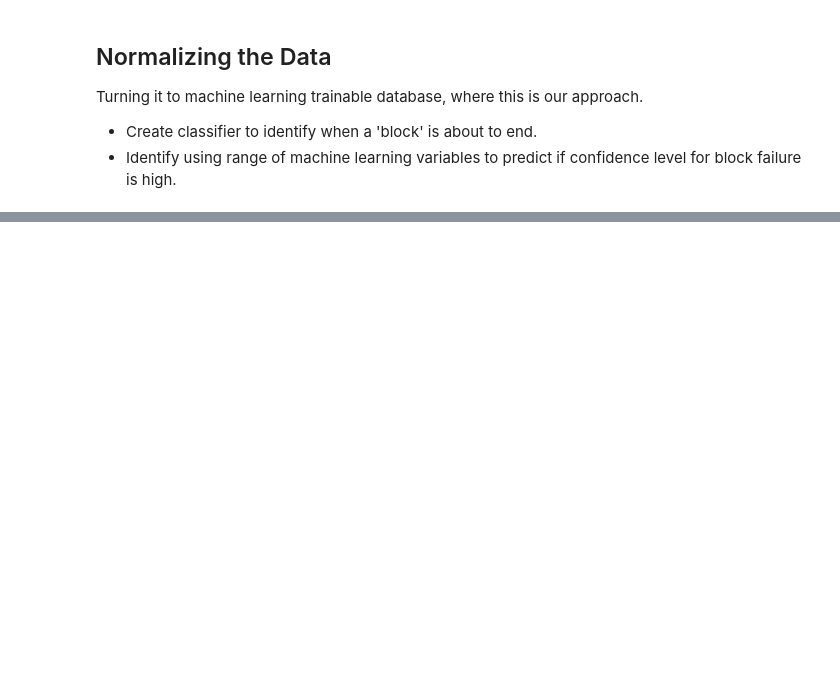
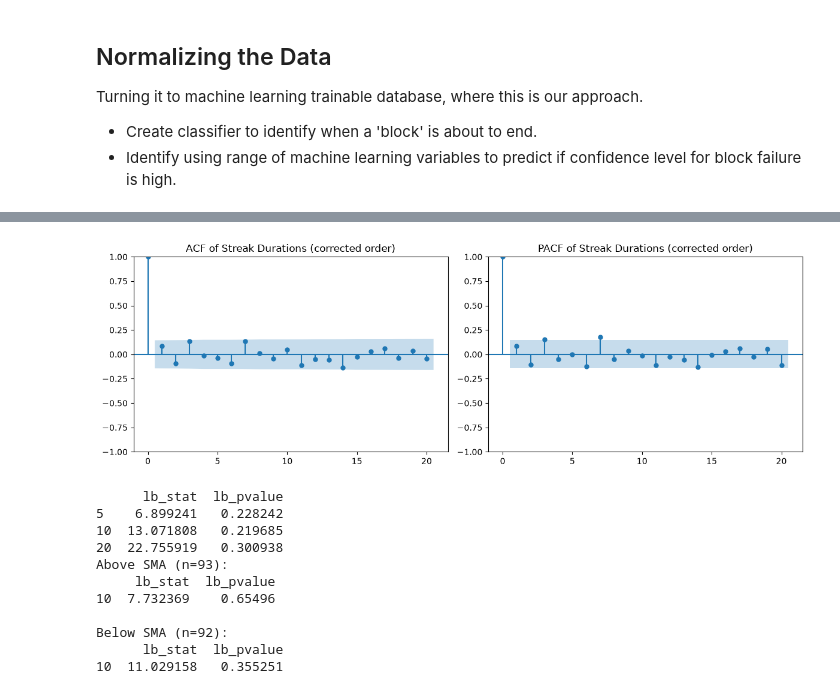
Before and after one commit to hmzk1422/OSADP-Infrastructure, a Jupyter notebook: research/approach_1.ipynb, the cells around one changed output, grey strips where cells are left out. Cells and saved outputs as stored; diff of their text form; code cells hidden in the pictures; blank space fills up the shorter version.

```diff
--- a/research/approach_1.ipynb
+++ b/research/approach_1.ipynb
@@ -80,11 +118,65 @@ Turning it to machine learning trainable database, where this is our approach.
 # %%
-# 1. Create a boolean condition column
 df['rsi_above_sma'] = df['rsi_14'] > df['sma_14']
-
-# 2. Identify where the condition changes (this creates a new "block" for every switch)
 df['block'] = (df['rsi_above_sma'] != df['rsi_above_sma'].shift()).cumsum()
 
-# 3. Group by the condition and block to count the duration of each streak
-streak_durations = df.groupby(['rsi_above_sma', 'block']).size().reset_index(name='duration')
+streak_durations = (
+    df.groupby('block')
+      .agg(duration=('rsi_above_sma', 'size'),
+           is_above=('rsi_above_sma', 'first'))
+      .reset_index(drop=True)
+)
 
-plot_one(streak_durations['duration'])
+from statsmodels.graphics.tsaplots import plot_acf, plot_pacf
+from statsmodels.stats.diagnostic import acorr_ljungbox
+import matplotlib.pyplot as plt
+
+durations = streak_durations['duration']
+
+fig, ax = plt.subplots(1, 2, figsize=(12, 4))
+plot_acf(durations, lags=20, ax=ax[0]); ax[0].set_title("ACF of Streak Durations (corrected order)")
+plot_pacf(durations, lags=20, ax=ax[1]); ax[1].set_title("PACF of Streak Durations (corrected order)")
+plt.tight_layout(); plt.show()
+
+lb_test = acorr_ljungbox(durations, lags=[5, 10, 20], return_df=True)
+print(lb_test)
+
+# check separately — up-streaks and down-streaks may have different persistence
+for flag, label in [(True, 'Above SMA'), (False, 'Below SMA')]:
+    sub = streak_durations.loc[streak_durations['is_above'] == flag, 'duration']
+    print(f"{label} (n={len(sub)}):\n{acorr_ljungbox(sub, lags=[10], return_df=True)}\n")
+
+import numpy as np
+from statsmodels.tsa.arima.model import ARIMA
+import itertools
+
+y = np.log1p(durations.values)  # log(1 + duration), used consistently from here on
+
+best_aic, best_order = np.inf, None
+for p, d, q in itertools.product(range(4), [0], range(3)):
+    try:
+        fit = ARIMA(y, order=(p, d, q)).fit()
+        if fit.aic < best_aic:
+            best_aic, best_order = fit.aic, (p, d, q)
+    except Exception:
+        continue
+
+print(f"Best order by AIC: {best_order} (AIC={best_aic:.2f})")
+
+model_fit = ARIMA(y, order=best_order).fit()
+print(model_fit.summary())
+
+# Ljung-Box on RESIDUALS this time — you want p > 0.05 here (white noise = good fit)
+print(acorr_ljungbox(model_fit.resid, lags=[10], return_df=True))
+# %% [output]
+[figure, added]
+      lb_stat  lb_pvalue
+5    6.899241   0.228242
+10  13.071808   0.219685
+20  22.755919   0.300938
+Above SMA (n=93):
+     lb_stat  lb_pvalue
+10  7.732369    0.65496
+
+Below SMA (n=92):
+      lb_stat  lb_pvalue
+10  11.029158   0.355251
```
Also changed, not shown: parts of 9 cells of this notebook, 2 other files.
